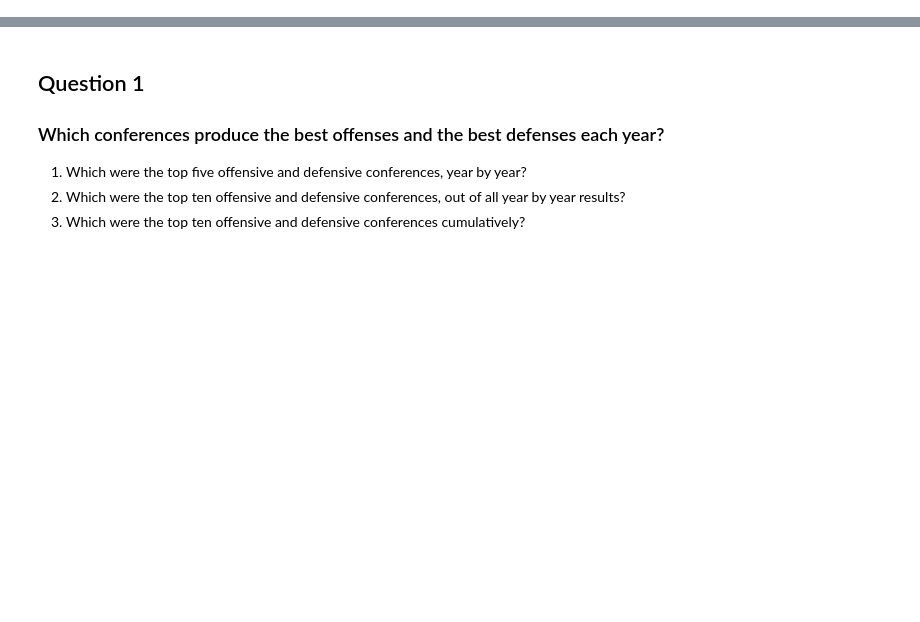
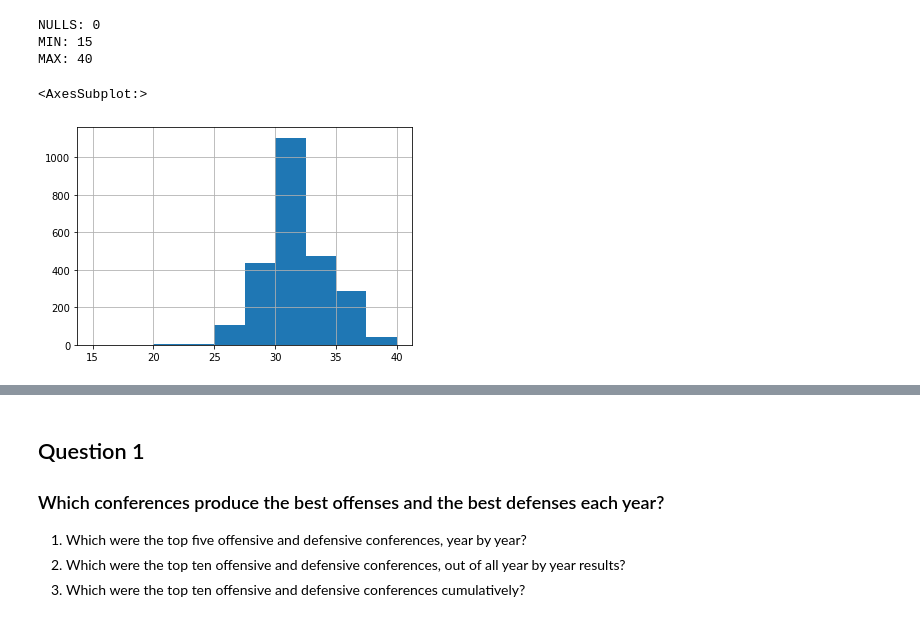
Before and after one commit to DBeick/college-basketball, a Jupyter notebook: main.ipynb, the cells around one changed output, grey strips where cells are left out. Drawn from its saved outputs; the diff is of its cells as text; code cells hidden in the pictures; blank space fills up the shorter version.

```diff
--- a/main.ipynb
+++ b/main.ipynb
@@ -6,0 +121,13 @@ df = pd.read_csv('datasets/cbbAll.csv')
+# %%
+# Games characteristics
+games = df_all['G']
+print('NULLS:', games.isna().sum())
+print("MIN:", games.min())
+print("MAX:", games.max())
+games.hist()
+# %% [output]
+NULLS: 0
+MIN: 15
+MAX: 40
+<AxesSubplot:>
+[figure, added]
```
Also changed, not shown: parts of 24 cells of this notebook.
